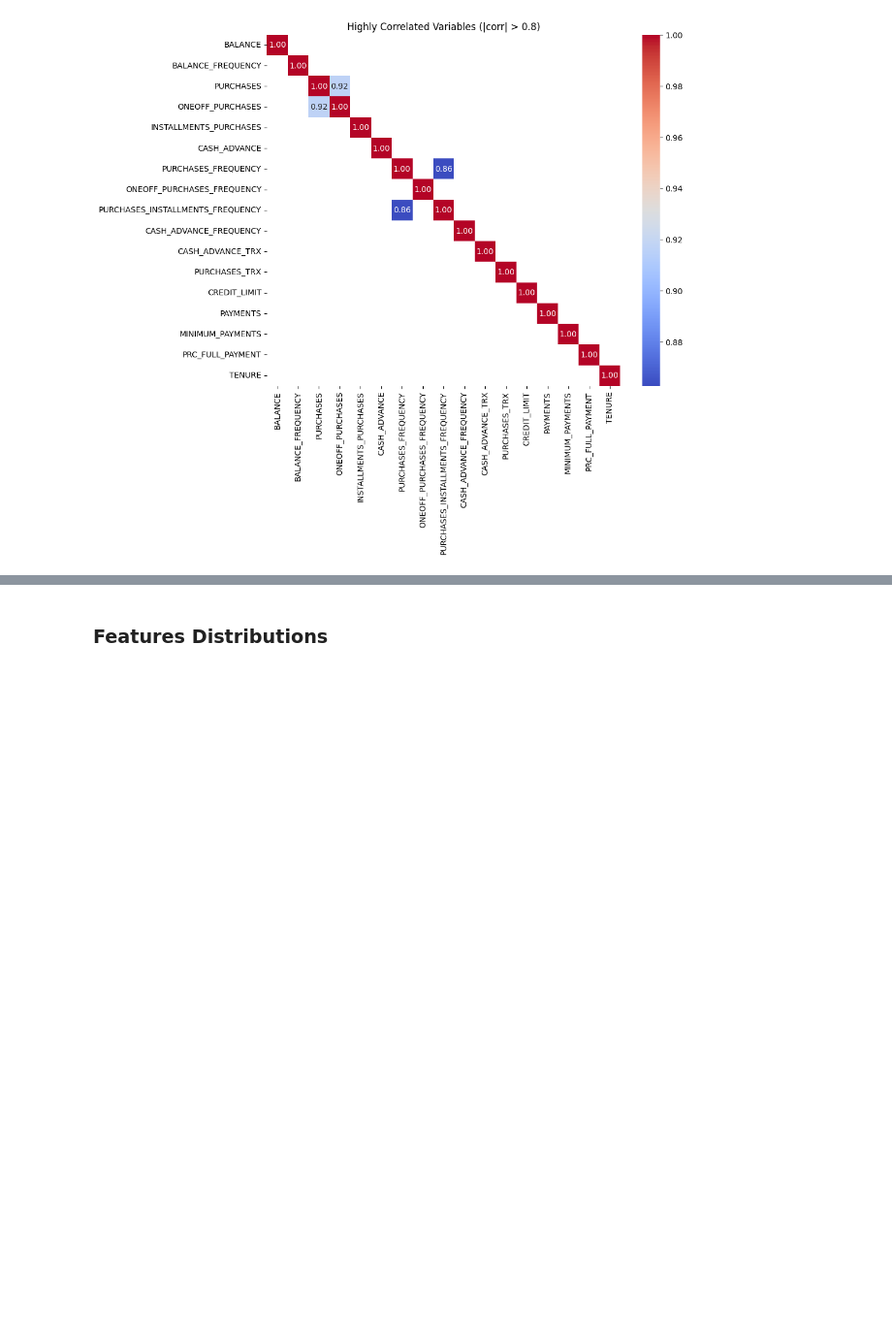
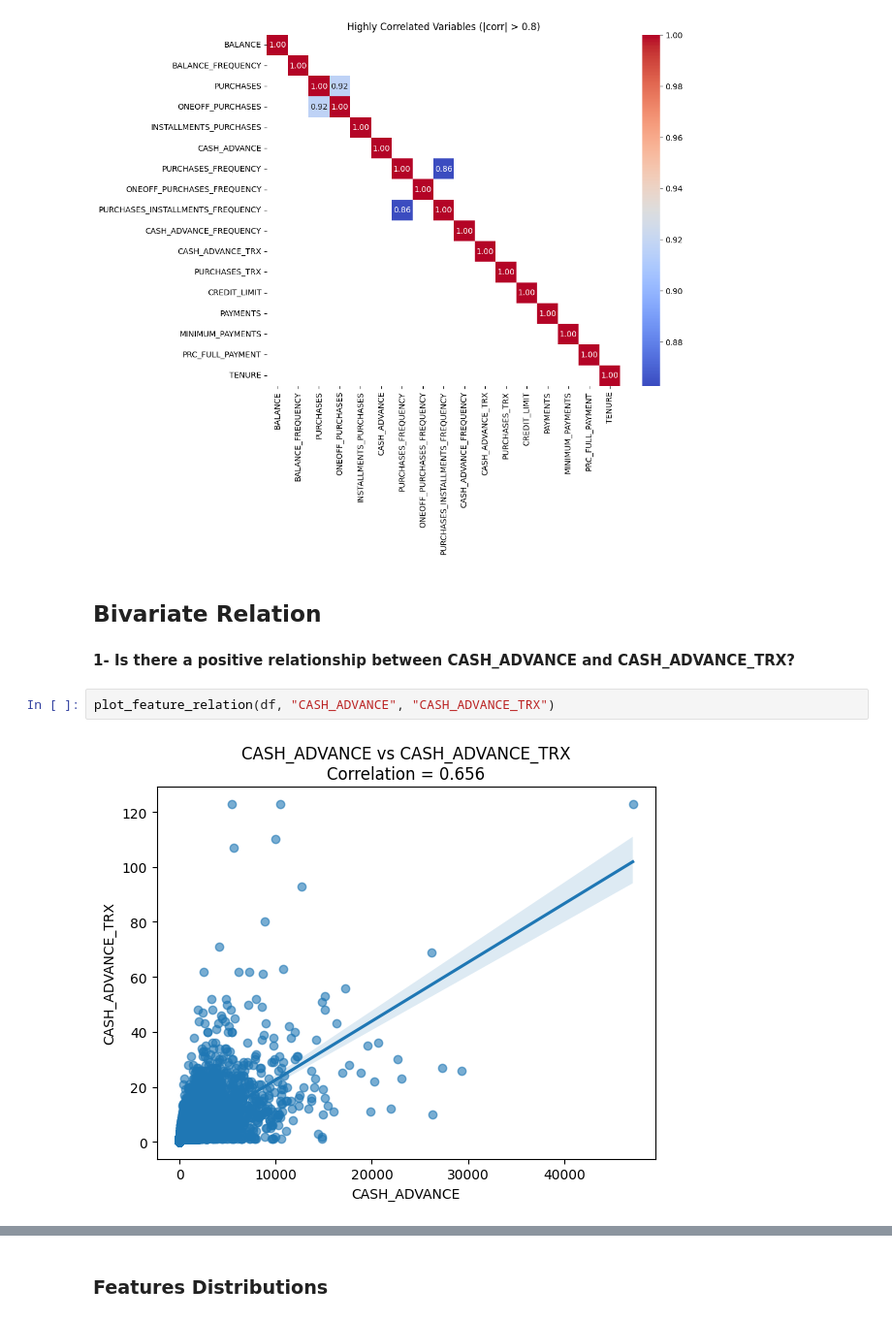
Before and after one commit to Aliha7ish/Credit_Card_Customers_Segmentation, a Jupyter notebook: Segementation_EDA.ipynb, the cells around one changed output, grey strips where cells are left out. Shown at 97% size. Saved outputs shown, nothing was run; the diff lists cells and outputs as text; blank space fills up the shorter version.

```diff
--- a/Segementation_EDA.ipynb
+++ b/Segementation_EDA.ipynb
@@ -413,3 +439,11 @@ plt.title('Highly Correlated Variables (|corr| > 0.8)')
 plt.show()
 # %% [output]
 [figure]
+# %% [markdown]
+## Bivariate Relation
+# %% [markdown]
+**1- Is there a positive relationship between CASH_ADVANCE and CASH_ADVANCE_TRX?**
+# %%
+plot_feature_relation(df, "CASH_ADVANCE", "CASH_ADVANCE_TRX")
+# %% [output]
+[figure, added]
```
Also changed, not shown: parts of 29 cells of this notebook, 4 other files.
